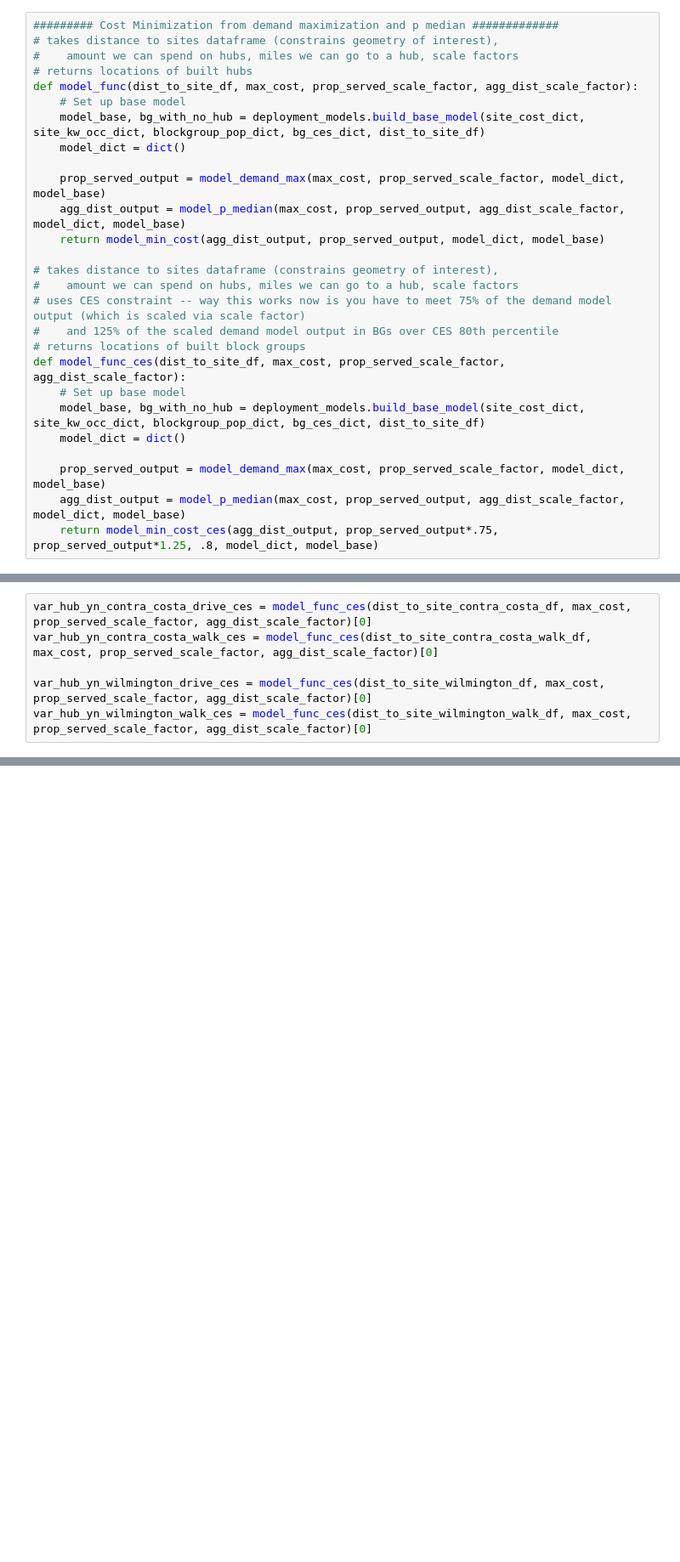
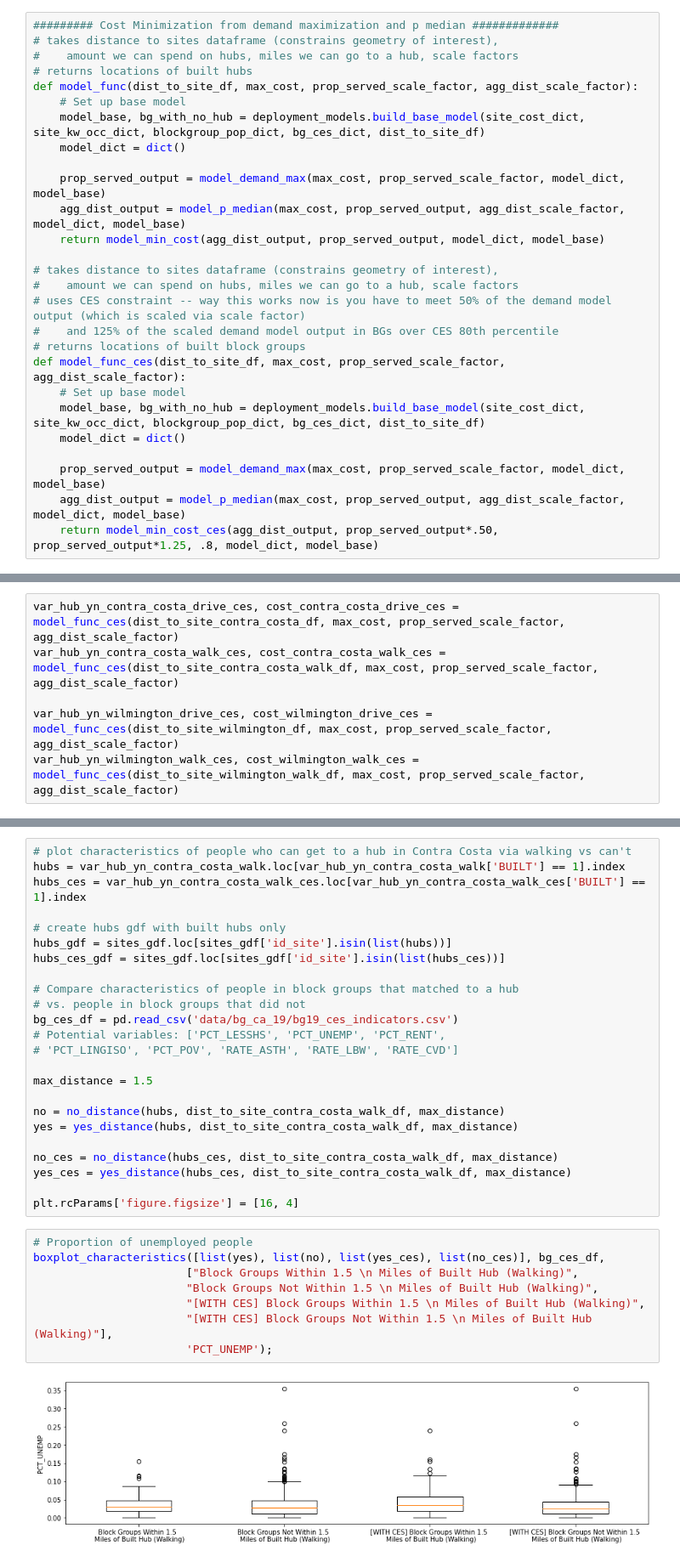
Before and after one commit to PSEHE/sgc-deployment-scenarios, a Jupyter notebook: solve_models_functions_cmm.ipynb, the cells around one changed output, grey strips where cells are left out. Shown at 85% size. Cells and saved outputs as stored; diff of their text form; blank space fills up the shorter version.

Commit message:
Evaluate who models serve with and without CES constraint

```diff
--- a/solve_models_functions_cmm.ipynb
+++ b/solve_models_functions_cmm.ipynb
@@ -128,7 +128,7 @@ def model_func(dist_to_site_df, max_cost, prop_served_scale_factor, agg_dist_sca
 
 # takes distance to sites dataframe (constrains geometry of interest),
 #    amount we can spend on hubs, miles we can go to a hub, scale factors
-# uses CES constraint -- way this works now is you have to meet 75% of the demand model output (which is scaled via scale factor)
+# uses CES constraint -- way this works now is you have to meet 50% of the demand model output (which is scaled via scale factor)
 #    and 125% of the scaled demand model output in BGs over CES 80th percentile
 # returns locations of built block groups
 def model_func_ces(dist_to_site_df, max_cost, prop_served_scale_factor, agg_dist_scale_factor):
@@ -138,7 +138,7 @@ def model_func_ces(dist_to_site_df, max_cost, prop_served_scale_factor, agg_dist
 
     prop_served_output = model_demand_max(max_cost, prop_served_scale_factor, model_dict, model_base)
     agg_dist_output = model_p_median(max_cost, prop_served_output, agg_dist_scale_factor, model_dict, model_base)
-    return model_min_cost_ces(agg_dist_output, prop_served_output*.75, prop_served_output*1.25, .8, model_dict, model_base)
+    return model_min_cost_ces(agg_dist_output, prop_served_output*.50, prop_served_output*1.25, .8, model_dict, model_base)
 # %%
 # function that takes resilience hub or block group data and id,
 # and returns coordinates of hub or block group corresponding to id
@@ -182,6 +186,6 @@ var_hub_yn_wilmington_walk = model_func(dist_to_site_wilmington_walk_df, max_cos
 # %%
-var_hub_yn_contra_costa_drive_ces = model_func_ces(dist_to_site_contra_costa_df, max_cost, prop_served_scale_factor, agg_dist_scale_factor)[0]
-var_hub_yn_contra_costa_walk_ces = model_func_ces(dist_to_site_contra_costa_walk_df, max_cost, prop_served_scale_factor, agg_dist_scale_factor)[0]
+var_hub_yn_contra_costa_drive_ces, cost_contra_costa_drive_ces = model_func_ces(dist_to_site_contra_costa_df, max_cost, prop_served_scale_factor, agg_dist_scale_factor)
+var_hub_yn_contra_costa_walk_ces, cost_contra_costa_walk_ces = model_func_ces(dist_to_site_contra_costa_walk_df, max_cost, prop_served_scale_factor, agg_dist_scale_factor)
 
-var_hub_yn_wilmington_drive_ces = model_func_ces(dist_to_site_wilmington_df, max_cost, prop_served_scale_factor, agg_dist_scale_factor)[0]
-var_hub_yn_wilmington_walk_ces = model_func_ces(dist_to_site_wilmington_walk_df, max_cost, prop_served_scale_factor, agg_dist_scale_factor)[0]
+var_hub_yn_wilmington_drive_ces, cost_wilmington_drive_ces = model_func_ces(dist_to_site_wilmington_df, max_cost, prop_served_scale_factor, agg_dist_scale_factor)
+var_hub_yn_wilmington_walk_ces, cost_wilmington_walk_ces = model_func_ces(dist_to_site_wilmington_walk_df, max_cost, prop_served_scale_factor, agg_dist_scale_factor)
@@ -325,0 +377,34 @@ map_hubs(var_hub_yn_wilmington_drive_ces, sites_gdf)
+# %%
+# plot characteristics of people who can get to a hub in Contra Costa via walking vs can't
+hubs = var_hub_yn_contra_costa_walk.loc[var_hub_yn_contra_costa_walk['BUILT'] == 1].index
+hubs_ces = var_hub_yn_contra_costa_walk_ces.loc[var_hub_yn_contra_costa_walk_ces['BUILT'] == 1].index
+
+# create hubs gdf with built hubs only
+hubs_gdf = sites_gdf.loc[sites_gdf['id_site'].isin(list(hubs))]
+hubs_ces_gdf = sites_gdf.loc[sites_gdf['id_site'].isin(list(hubs_ces))]
+
+# Compare characteristics of people in block groups that matched to a hub
+# vs. people in block groups that did not
+bg_ces_df = pd.read_csv('data/bg_ca_19/bg19_ces_indicators.csv')
+# Potential variables: ['PCT_LESSHS', 'PCT_UNEMP', 'PCT_RENT',
+# 'PCT_LINGISO', 'PCT_POV', 'RATE_ASTH', 'RATE_LBW', 'RATE_CVD']
+
+max_distance = 1.5
+
+no = no_distance(hubs, dist_to_site_contra_costa_walk_df, max_distance)
+yes = yes_distance(hubs, dist_to_site_contra_costa_walk_df, max_distance)
+
+no_ces = no_distance(hubs_ces, dist_to_site_contra_costa_walk_df, max_distance)
+yes_ces = yes_distance(hubs_ces, dist_to_site_contra_costa_walk_df, max_distance)
+
+plt.rcParams['figure.figsize'] = [16, 4]
+# %%
+# Proportion of unemployed people
+boxplot_characteristics([list(yes), list(no), list(yes_ces), list(no_ces)], bg_ces_df,
+                       ["Block Groups Within 1.5 \n Miles of Built Hub (Walking)",
+                       "Block Groups Not Within 1.5 \n Miles of Built Hub (Walking)",
+                       "[WITH CES] Block Groups Within 1.5 \n Miles of Built Hub (Walking)",
+                       "[WITH CES] Block Groups Not Within 1.5 \n Miles of Built Hub (Walking)"],
+                       'PCT_UNEMP');
+# %% [output]
+[figure, added]
```
Also changed, not shown: parts of 7 cells of this notebook, 1 other file.
